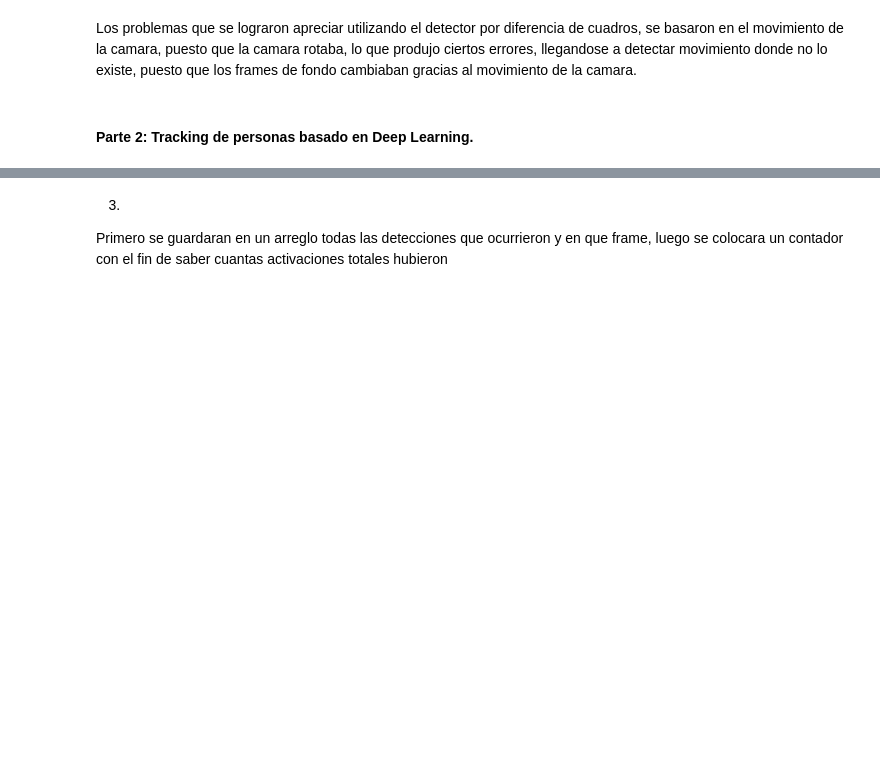
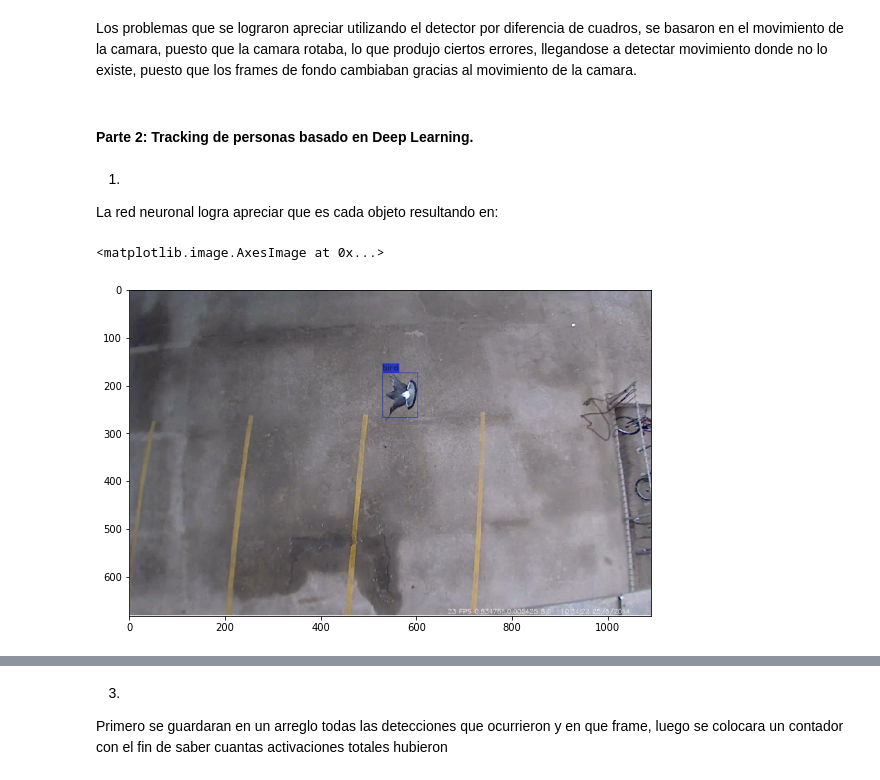
Before and after one commit to iazt/labIC, a Jupyter notebook: lab3/Lab 3.ipynb, the cells around one changed output, grey strips where cells are left out. Saved outputs shown, nothing was run; the diff lists cells and outputs as text; code cells hidden in the pictures; blank space fills up the shorter version.

Commit message:
P6 actualizada e imagenes subidas

```diff
--- a/lab3/Lab 3.ipynb
+++ b/lab3/Lab 3.ipynb
@@ -220,3 +220,21 @@ out.release()
 detector5a()
 # %% [markdown]
 #### Parte 2: Tracking de personas basado en Deep Learning.
+# %% [markdown]
+1.
+
+La red neuronal logra apreciar que es cada objeto resultando en:
+# %%
+direct= 'C:/Users/aleja/Desktop/Imagenes/'
+ims_namesp2=[]
+ims_namesp2 = [im.name for im in scandir(direct)] #se listan los nombres de las imagenes del directorio
+# %%
+imags=[]
+for i in range(len(ims_namesp2)):
+    imags.append(cv2.imread(direct+str(ims_namesp2[i])))
+# %%
+plt.figure(figsize=(13,6))
+plt.imshow(imags[0][:,:,[2,1,0]])
+# %% [output]
+<matplotlib.image.AxesImage at 0x...>
+[figure, added]
```
Also changed, not shown: parts of 3 cells of this notebook, 4 other files.
